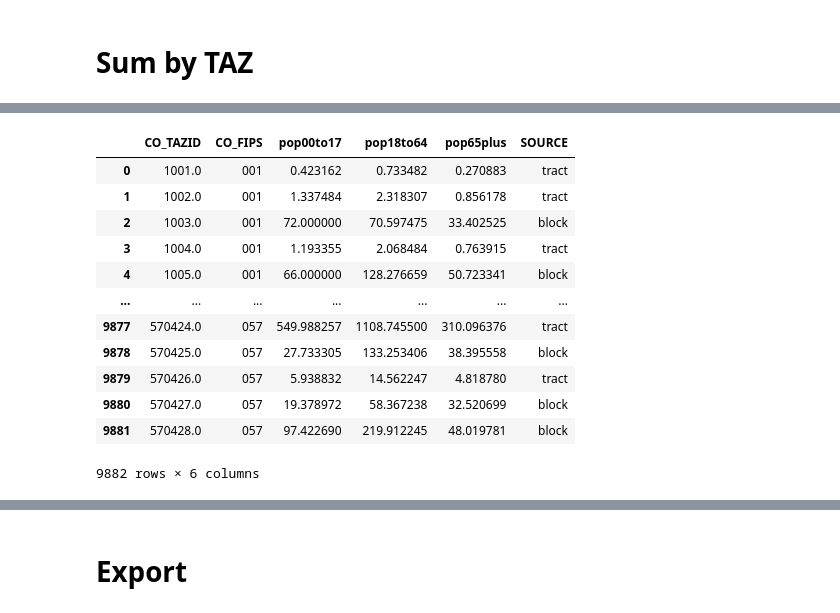
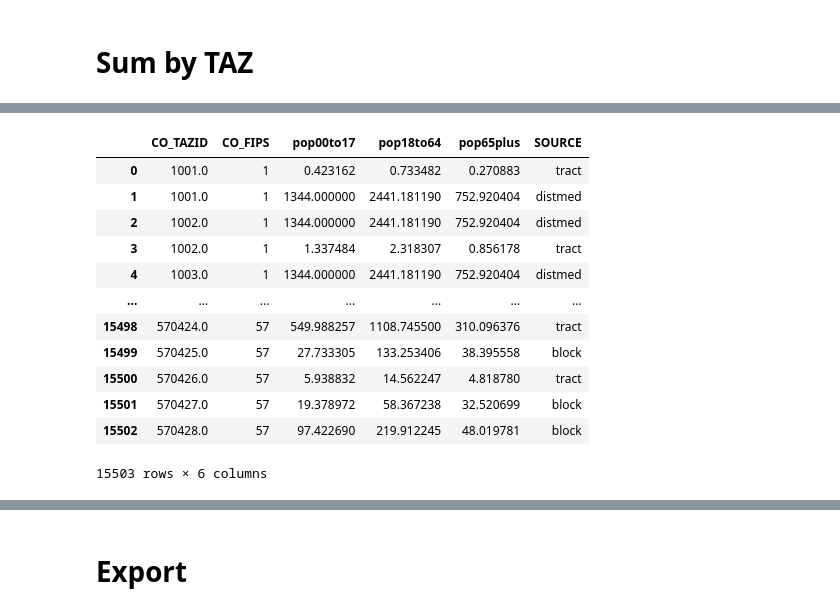
Before and after one commit to WFRCAnalytics/TDM-INP-TAZ-Age-Percent, a Jupyter notebook: 1-taz-age-percent.ipynb, the cells around one changed output, grey strips where cells are left out. Drawn from its saved outputs; the diff is of its cells as text; code cells hidden in the pictures.

```diff
--- a/1-taz-age-percent.ipynb
+++ b/1-taz-age-percent.ipynb
@@ -661,6 +703,7 @@ taz_block_df.columns= [
     'pop65plus'
 ]
 
+taz_block_df['CO_FIPS'] = taz_block_df['CO_FIPS'].astype(int)
 taz_block_df['SOURCE'] = 'block'
 taz_block_df
 # %% [output]
@@ -679 +722,6 @@ taz_block_df
 4235 rows × 6 columns
+# %%
+taz_distmed = bs_blk_blkgrp_df_v2[['CO_TAZID','DISTMED','county']].drop_duplicates()
+taz_distmed['CO_FIPS'] = taz_distmed['county'].astype(int)
+taz_distmed = taz_distmed[['CO_TAZID', 'DISTMED', 'CO_FIPS']]
+taz_distmed
@@ -679,0 +742,32 @@ taz_block_df
+# %%
+# sum by medium district
+
+taz_block_distmed_df = bs_blk_blkgrp_df_v2.groupby(['DISTMED','county'], as_index=False)[['census_blk_area_pop00to17','census_blk_area_pop18to64','census_blk_area_pop65plus']].sum()
+
+taz_block_distmed_df['CO_FIPS'] = taz_block_distmed_df['county'].astype(int)
+
+
+# filter by only those census_blk_area_pop00to17'+'census_blk_area_pop18to64'+'census_blk_area_pop65plus >100 people
+taz_block_distmed_df = taz_block_distmed_df[
+    (taz_block_distmed_df['census_blk_area_pop00to17'] +
+     taz_block_distmed_df['census_blk_area_pop18to64'] +
+     taz_block_distmed_df['census_blk_area_pop65plus']) > 100
+]
+
+taz_block_distmed_df.drop(columns=['county'], inplace=True)
+taz_block_distmed_df.rename(columns={'census_blk_area_pop00to17':'pop00to17',
+                                     'census_blk_area_pop18to64':'pop18to64',
+                                     'census_blk_area_pop65plus':'pop65plus'
+}, inplace=True)
+
+taz_block_distmed_df = taz_block_distmed_df.merge(taz_distmed, on=['DISTMED', 'CO_FIPS'], how='left')
+
+taz_block_distmed_df = taz_block_distmed_df[['CO_TAZID', 'CO_FIPS', 'pop00to17', 'pop18to64', 'pop65plus']]
+
+taz_block_distmed_df['SOURCE'] = 'distmed'
+
+
+# Remove records from taz_tract_df where CO_TAZID exists in taz_block_df
+taz_block_distmed_df = taz_block_distmed_df[~taz_block_distmed_df.index.isin(taz_block_df.index)]
+
+taz_block_distmed_df
@@ -691,8 +799,8 @@ taz_tract_df.columns= [
     'pop65plus'
 ]
 
+taz_tract_df['CO_FIPS'] = taz_tract_df['CO_FIPS'].astype(int)
 taz_tract_df['SOURCE'] = 'tract'
-
 taz_tract_df
 # %% [output]
 |  | CO_TAZID | CO_FIPS | pop00to17 | pop18to64 | pop65plus | SOURCE |
@@ -710,21 +818,21 @@ taz_tract_df
 5647 rows × 6 columns
 # %%
-taz_pop_df = pd.concat([taz_block_df, taz_tract_df], ignore_index=True).sort_values(by='CO_TAZID').reset_index(drop=True)
+taz_pop_df = pd.concat([taz_block_df, taz_tract_df, taz_block_distmed_df], ignore_index=True).sort_values(by='CO_TAZID').reset_index(drop=True)
 taz_pop_df
 # %% [output]
 |  | CO_TAZID | CO_FIPS | pop00to17 | pop18to64 | pop65plus | SOURCE |
-| 0 | 1001.0 | 001 | 0.423162 | 0.733482 | 0.270883 | tract |
-| 1 | 1002.0 | 001 | 1.337484 | 2.318307 | 0.856178 | tract |
-| 2 | 1003.0 | 001 | 72.000000 | 70.597475 | 33.402525 | block |
-| 3 | 1004.0 | 001 | 1.193355 | 2.068484 | 0.763915 | tract |
-| 4 | 1005.0 | 001 | 66.000000 | 128.276659 | 50.723341 | block |
+| 0 | 1001.0 | 1 | 0.423162 | 0.733482 | 0.270883 | tract |
+| 1 | 1001.0 | 1 | 1344.000000 | 2441.181190 | 752.920404 | distmed |
+| 2 | 1002.0 | 1 | 1344.000000 | 2441.181190 | 752.920404 | distmed |
+| 3 | 1002.0 | 1 | 1.337484 | 2.318307 | 0.856178 | tract |
+| 4 | 1003.0 | 1 | 1344.000000 | 2441.181190 | 752.920404 | distmed |
 | ... | ... | ... | ... | ... | ... | ... |
-| 9877 | 570424.0 | 057 | 549.988257 | 1108.745500 | 310.096376 | tract |
-| 9878 | 570425.0 | 057 | 27.733305 | 133.253406 | 38.395558 | block |
-| 9879 | 570426.0 | 057 | 5.938832 | 14.562247 | 4.818780 | tract |
-| 9880 | 570427.0 | 057 | 19.378972 | 58.367238 | 32.520699 | block |
-| 9881 | 570428.0 | 057 | 97.422690 | 219.912245 | 48.019781 | block |
+| 15498 | 570424.0 | 57 | 549.988257 | 1108.745500 | 310.096376 | tract |
+| 15499 | 570425.0 | 57 | 27.733305 | 133.253406 | 38.395558 | block |
+| 15500 | 570426.0 | 57 | 5.938832 | 14.562247 | 4.818780 | tract |
+| 15501 | 570427.0 | 57 | 19.378972 | 58.367238 | 32.520699 | block |
+| 15502 | 570428.0 | 57 | 97.422690 | 219.912245 | 48.019781 | block |
-9882 rows × 6 columns
+15503 rows × 6 columns
 # %%
 def round_and_adjust(row):
     r1 = round(row['PCT_0TO17'], 2)
```
Also changed, not shown: parts of 18 cells of this notebook, 2 other files.
